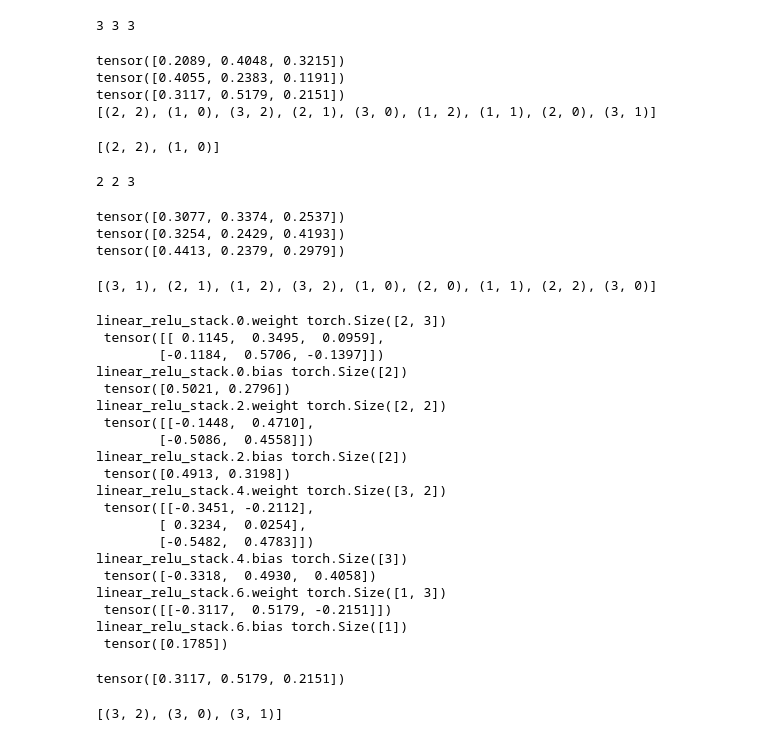
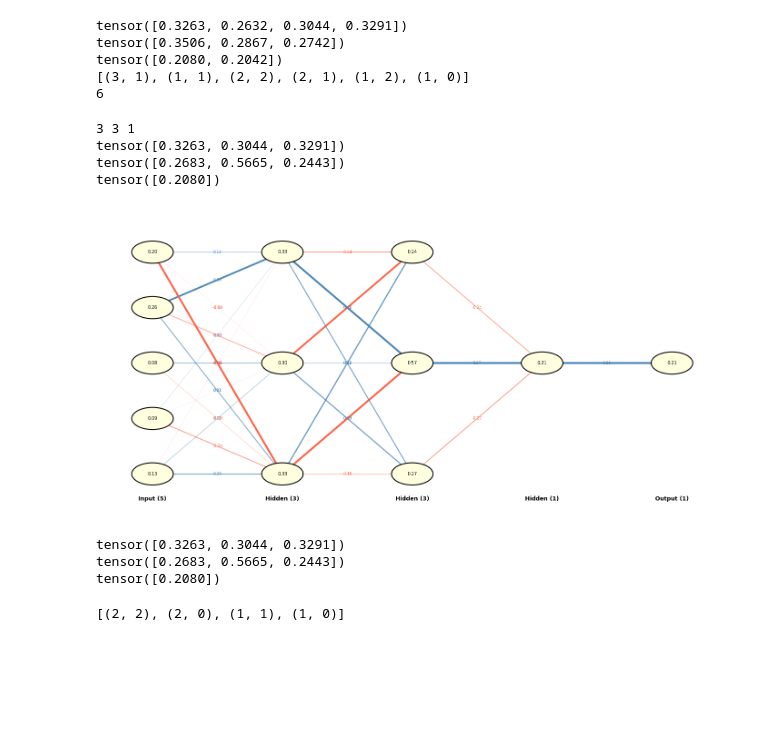
Before and after one commit to ZinanAguirre/CSCI467Project, a Jupyter notebook: modules/usedForTesting.ipynb, the cells around one changed output. Cells and saved outputs as stored; diff of their text form; code cells hidden in the pictures; blank space fills up the shorter version.

```diff
--- a/modules/usedForTesting.ipynb
+++ b/modules/usedForTesting.ipynb
@@ -99,16 +135,19 @@ def leastweightRank(saved):
+# %%
+w = leastweightRank(saved, 1)
+print(w)
+print(len(w))
+# %% [output]
+tensor([0.3263, 0.2632, 0.3044, 0.3291])
+tensor([0.3506, 0.2867, 0.2742])
+tensor([0.2080, 0.2042])
+[(3, 1), (1, 1), (2, 2), (2, 1), (1, 2), (1, 0)]
+6
 # %%
+removeT(saved, w[:2])
 print(saved[0][0].shape[0], saved[1][0].shape[0], saved[2][0].shape[0])
+w = leastweightRank(saved, 1)
 # %% [output]
-3 3 3
+3 3 1
+tensor([0.3263, 0.3044, 0.3291])
+tensor([0.2683, 0.5665, 0.2443])
+tensor([0.2080])
-# %%
-w = leastweightRank(saved)
-print(w)
-# %% [output]
-tensor([0.2089, 0.4048, 0.3215])
-tensor([0.4055, 0.2383, 0.1191])
-tensor([0.3117, 0.5179, 0.2151])
-[(2, 2), (1, 0), (3, 2), (2, 1), (3, 0), (1, 2), (1, 1), (2, 0), (3, 1)]
-# %%
-w[:2]
-# %% [output]
-[(2, 2), (1, 0)]
@@ -117,14 +154,3 @@ removeT(saved, w[:2])
-# %%
-print(saved[0][0].shape[0], saved[1][0].shape[0], saved[2][0].shape[0])
-# %% [output]
-2 2 3
-# %%
-leastweight(saved)
-# %% [output]
-tensor([0.3077, 0.3374, 0.2537])
-tensor([0.3254, 0.2429, 0.4193])
-tensor([0.4413, 0.2379, 0.2979])
-[(3, 1), (2, 1), (1, 2), (3, 2), (1, 0), (2, 0), (1, 1), (2, 2), (3, 0)]
 # %%
 l2i = saved[1][0].shape[0]  # out_features of layer 0
 l3i = saved[2][0].shape[0]  # out_features of layer 1
@@ -136,37 +162,19 @@ new_linear_layers = [(i, m) for i, m in enumerate(new_model.linear_relu_stack) i
 for (w, b), (_, layer) in zip(saved, new_linear_layers):
     layer.weight.data = w.clone()
     layer.bias.data   = b.clone()
-# %%
-for name, param in new_model.named_parameters():
-    print(name, param.shape, '\n', param.data)
-# %% [output]
-linear_relu_stack.0.weight torch.Size([2, 3])
- tensor([[ 0.1145,  0.3495,  0.0959],
-        [-0.1184,  0.5706, -0.1397]])
-linear_relu_stack.0.bias torch.Size([2])
- tensor([0.5021, 0.2796])
-linear_relu_stack.2.weight torch.Size([2, 2])
- tensor([[-0.1448,  0.4710],
-        [-0.5086,  0.4558]])
-linear_relu_stack.2.bias torch.Size([2])
- tensor([0.4913, 0.3198])
-linear_relu_stack.4.weight torch.Size([3, 2])
- tensor([[-0.3451, -0.2112],
-        [ 0.3234,  0.0254],
-        [-0.5482,  0.4783]])
-linear_relu_stack.4.bias torch.Size([3])
- tensor([-0.3318,  0.4930,  0.4058])
-linear_relu_stack.6.weight torch.Size([1, 3])
- tensor([[-0.3117,  0.5179, -0.2151]])
-linear_relu_stack.6.bias torch.Size([1])
- tensor([0.1785])
+# %%
+draw_network(new_model)
+# %% [output]
+[figure, added]
 # %%
 ll = [(i, m) for i, m in enumerate(new_model.linear_relu_stack) if isinstance(m, nn.Linear)]
 
 saved2 = [[layer.weight.data.clone(), layer.bias.data.clone()]
          for _, layer in ll]
 
-leastweight(saved2)
+leastweightRank(saved2,1 )
 # %% [output]
-tensor([0.3117, 0.5179, 0.2151])
+tensor([0.3263, 0.3044, 0.3291])
+tensor([0.2683, 0.5665, 0.2443])
+tensor([0.2080])
-[(3, 2), (3, 0), (3, 1)]
+[(2, 2), (2, 0), (1, 1), (1, 0)]
```
Also changed, not shown: parts of 6 cells of this notebook, 6 other files.
